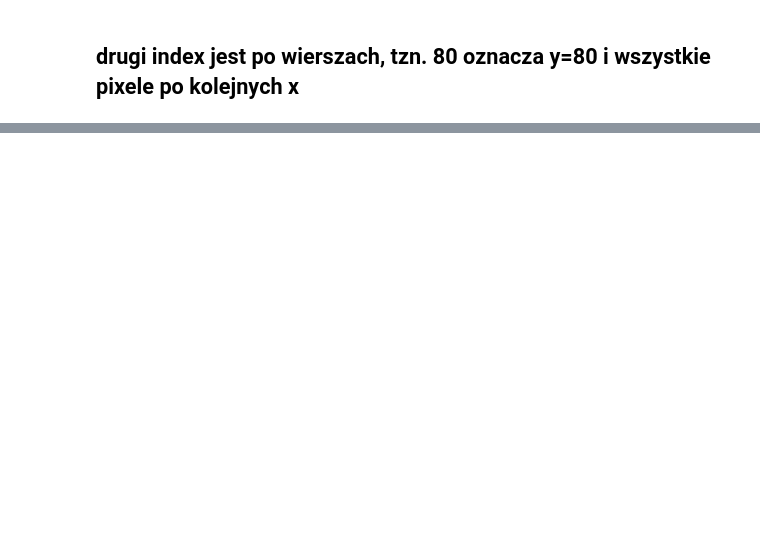
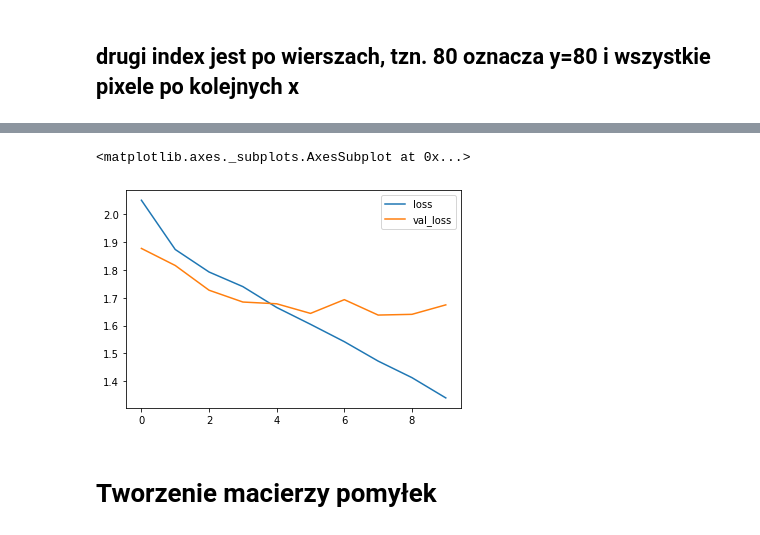
Before and after one commit to j-gorzala/PA-projekt, a Jupyter notebook: PA_projekt.ipynb, the cells around one changed output, grey strips where cells are left out. Drawn from its saved outputs; the diff is of its cells as text; code cells hidden in the pictures; blank space fills up the shorter version.

```diff
--- a/PA_projekt.ipynb
+++ b/PA_projekt.ipynb
@@ -600,0 +321,7 @@ plot_confusion_matrix(test_obs_cls, test_pred_cls)
+# %%
+metrics_df[["loss","val_loss"]].plot()
+# %% [output]
+<matplotlib.axes._subplots.AxesSubplot at 0x...>
+[figure, added]
+# %% [markdown]
+# Tworzenie macierzy pomyłek
```
Also changed, not shown: parts of 51 cells of this notebook.
